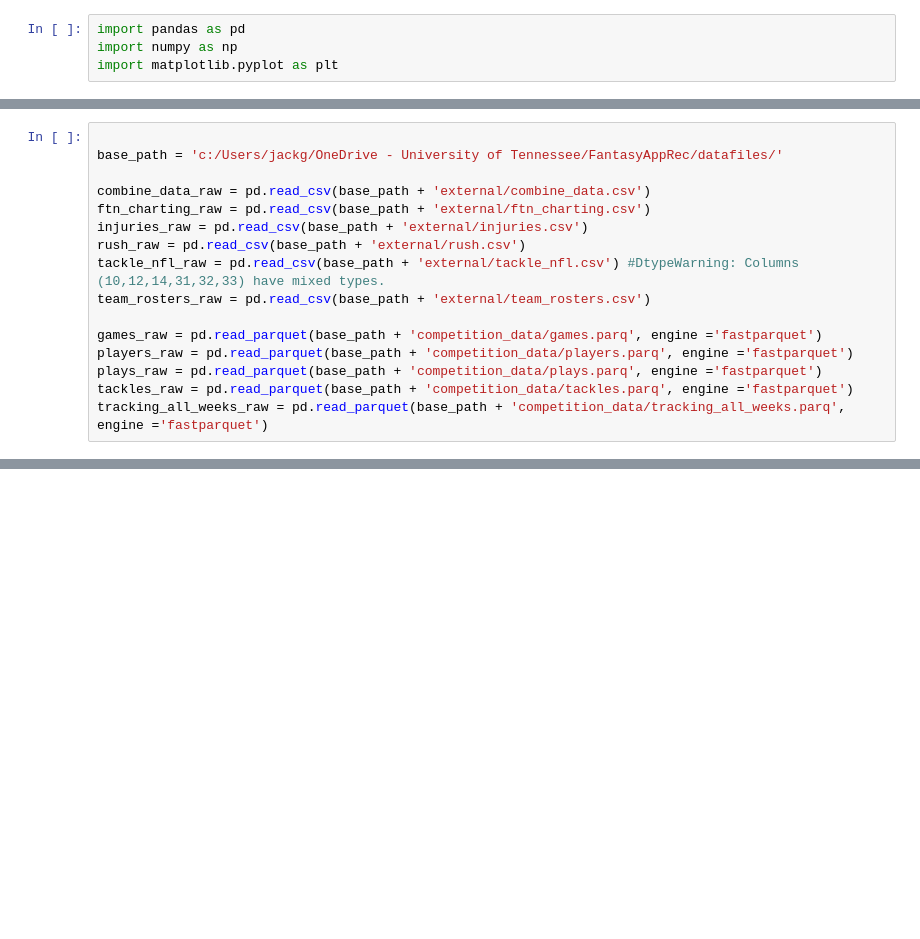
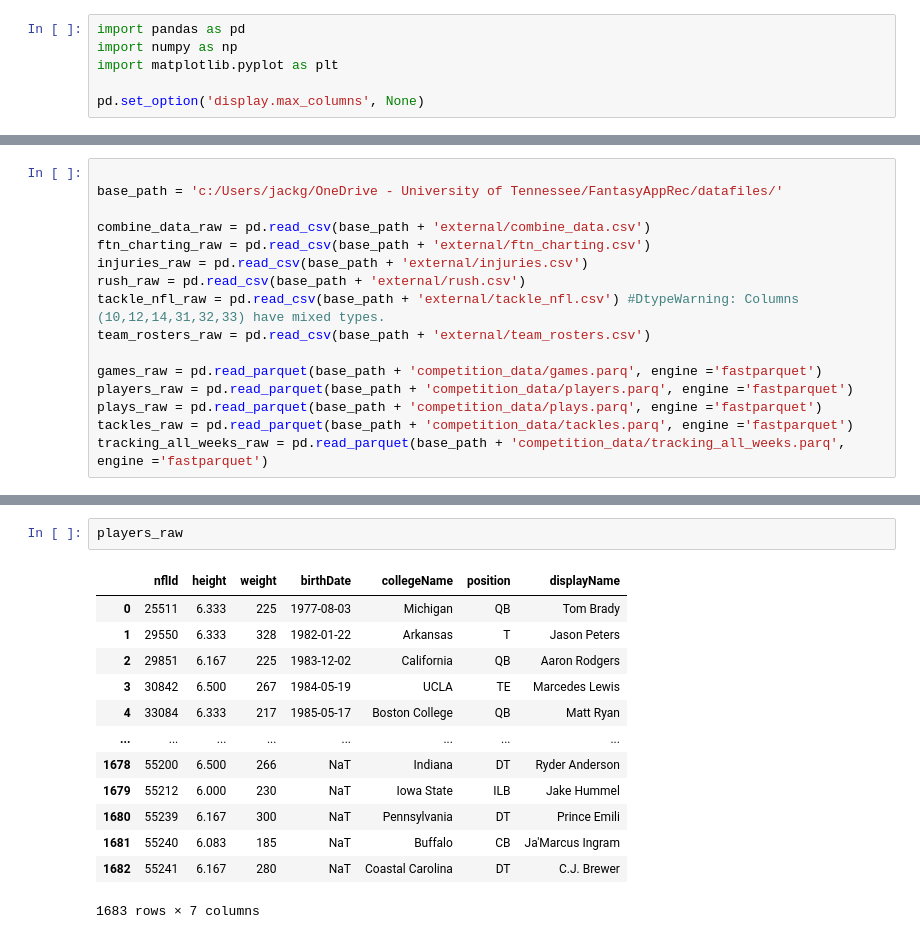
Before and after one commit to jguptil1/FantasyAppRec, a Jupyter notebook: model/EDA.ipynb, the cells around one changed output, grey strips where cells are left out. Saved outputs shown, nothing was run; the diff lists cells and outputs as text; blank space fills up the shorter version.

```diff
--- a/model/EDA.ipynb
+++ b/model/EDA.ipynb
@@ -6,6 +6,8 @@ Package Imports
 import pandas as pd
 import numpy as np
 import matplotlib.pyplot as plt
+
+pd.set_option('display.max_columns', None)
 # %%
 import os
 print(os.getcwd())
@@ -31,0 +99,16 @@ tracking_all_weeks_raw = pd.read_parquet(base_path + 'competition_data/tracking_
+# %%
+players_raw
+# %% [output]
+|  | nflId | height | weight | birthDate | collegeName | position | displayName |
+| 0 | 25511 | 6.333 | 225 | 1977-08-03 | Michigan | QB | Tom Brady |
+| 1 | 29550 | 6.333 | 328 | 1982-01-22 | Arkansas | T | Jason Peters |
+| 2 | 29851 | 6.167 | 225 | 1983-12-02 | California | QB | Aaron Rodgers |
+| 3 | 30842 | 6.500 | 267 | 1984-05-19 | UCLA | TE | Marcedes Lewis |
+| 4 | 33084 | 6.333 | 217 | 1985-05-17 | Boston College | QB | Matt Ryan |
+| ... | ... | ... | ... | ... | ... | ... | ... |
+| 1678 | 55200 | 6.500 | 266 | NaT | Indiana | DT | Ryder Anderson |
+| 1679 | 55212 | 6.000 | 230 | NaT | Iowa State | ILB | Jake Hummel |
+| 1680 | 55239 | 6.167 | 300 | NaT | Pennsylvania | DT | Prince Emili |
+| 1681 | 55240 | 6.083 | 185 | NaT | Buffalo | CB | Ja'Marcus Ingram |
+| 1682 | 55241 | 6.167 | 280 | NaT | Coastal Carolina | DT | C.J. Brewer |
+1683 rows × 7 columns
```
Also changed, not shown: parts of 11 cells of this notebook.
